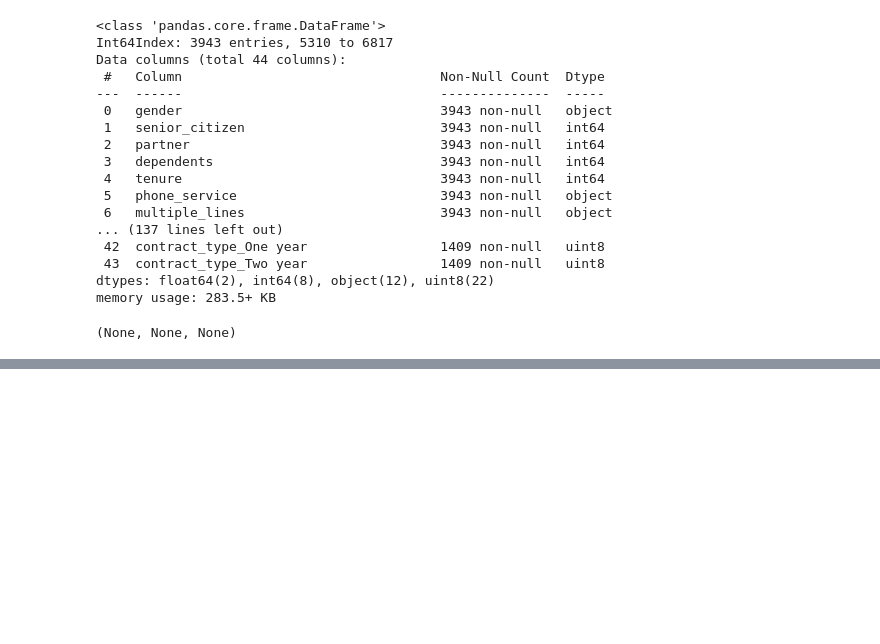
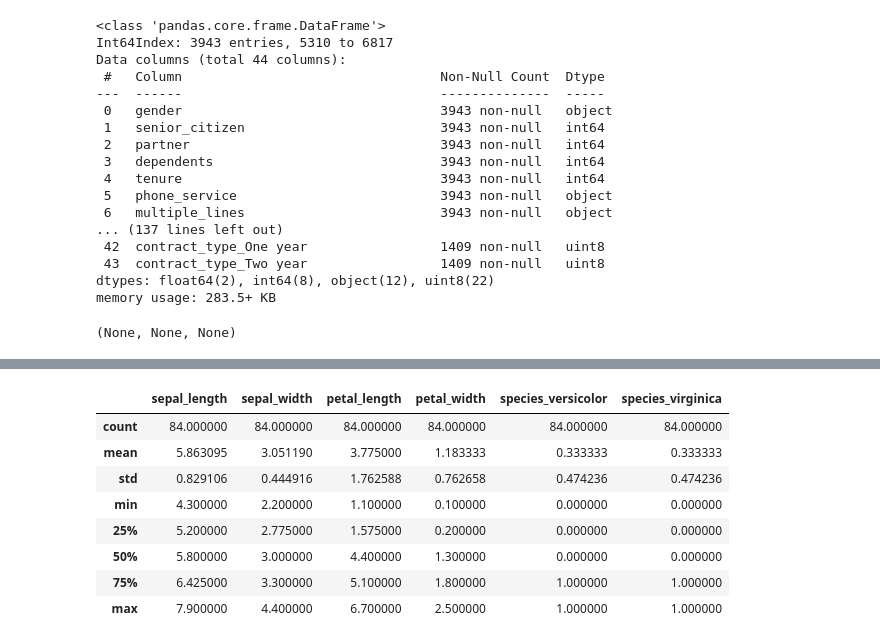
Before and after one commit to JoshuaHolt-Tech/classification-exercises, a Jupyter notebook: classification_exercises.ipynb, the cells around one changed output, grey strips where cells are left out. Saved outputs shown, nothing was run; the diff lists cells and outputs as text; code cells hidden in the pictures; blank space fills up the shorter version.

```diff
--- a/classification_exercises.ipynb
+++ b/classification_exercises.ipynb
@@ -802,0 +879,12 @@ memory usage: 283.5+ KB
+# %%
+train_iris.describe()
+# %% [output]
+|  | sepal_length | sepal_width | petal_length | petal_width | species_versicolor | species_virginica |
+| count | 84.000000 | 84.000000 | 84.000000 | 84.000000 | 84.000000 | 84.000000 |
+| mean | 5.863095 | 3.051190 | 3.775000 | 1.183333 | 0.333333 | 0.333333 |
+| std | 0.829106 | 0.444916 | 1.762588 | 0.762658 | 0.474236 | 0.474236 |
+| min | 4.300000 | 2.200000 | 1.100000 | 0.100000 | 0.000000 | 0.000000 |
+| 25% | 5.200000 | 2.775000 | 1.575000 | 0.200000 | 0.000000 | 0.000000 |
+| 50% | 5.800000 | 3.000000 | 4.400000 | 1.300000 | 0.000000 | 0.000000 |
+| 75% | 6.425000 | 3.300000 | 5.100000 | 1.800000 | 1.000000 | 1.000000 |
+| max | 7.900000 | 4.400000 | 6.700000 | 2.500000 | 1.000000 | 1.000000 |
```
Also changed, not shown: parts of 73 cells of this notebook, 2 other files.
